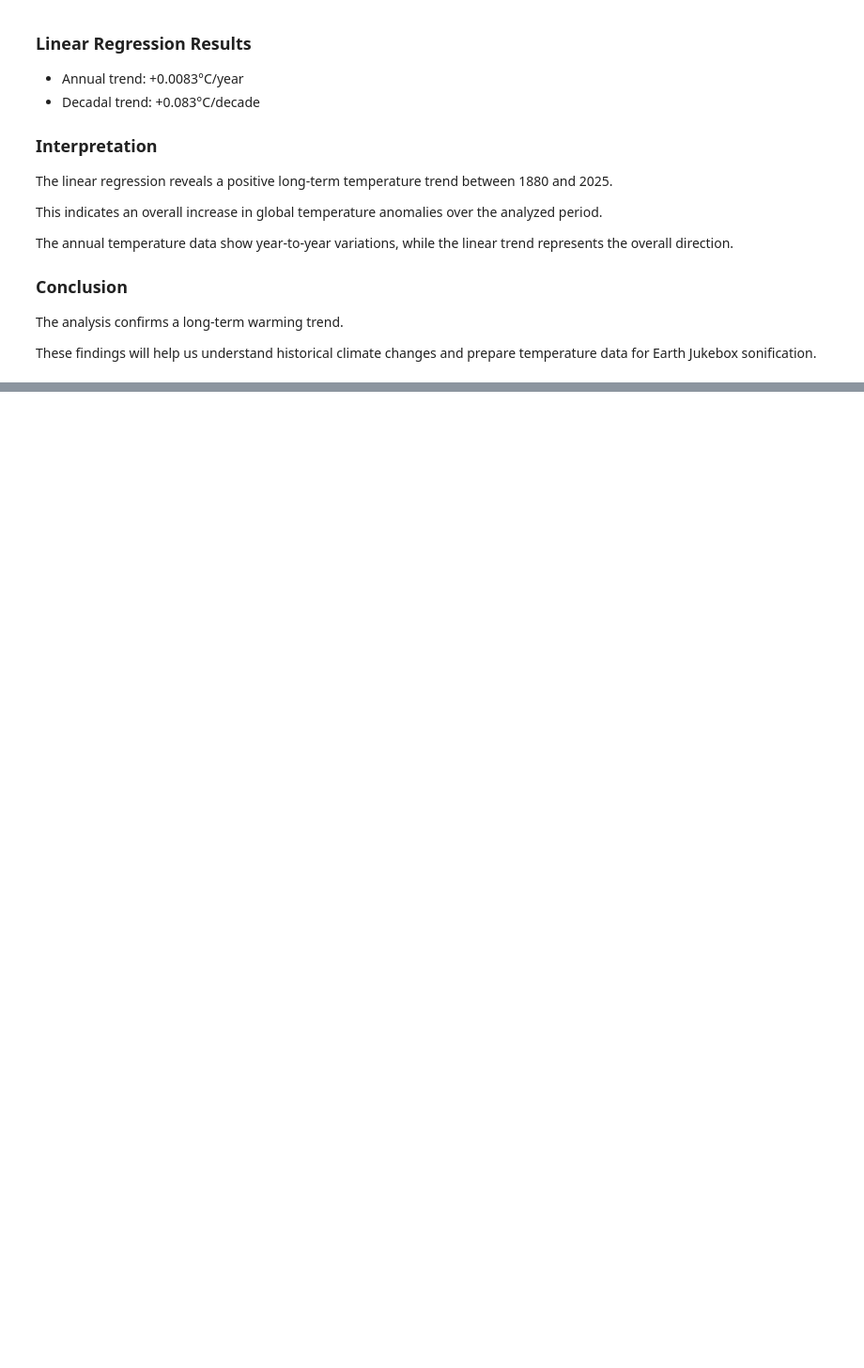
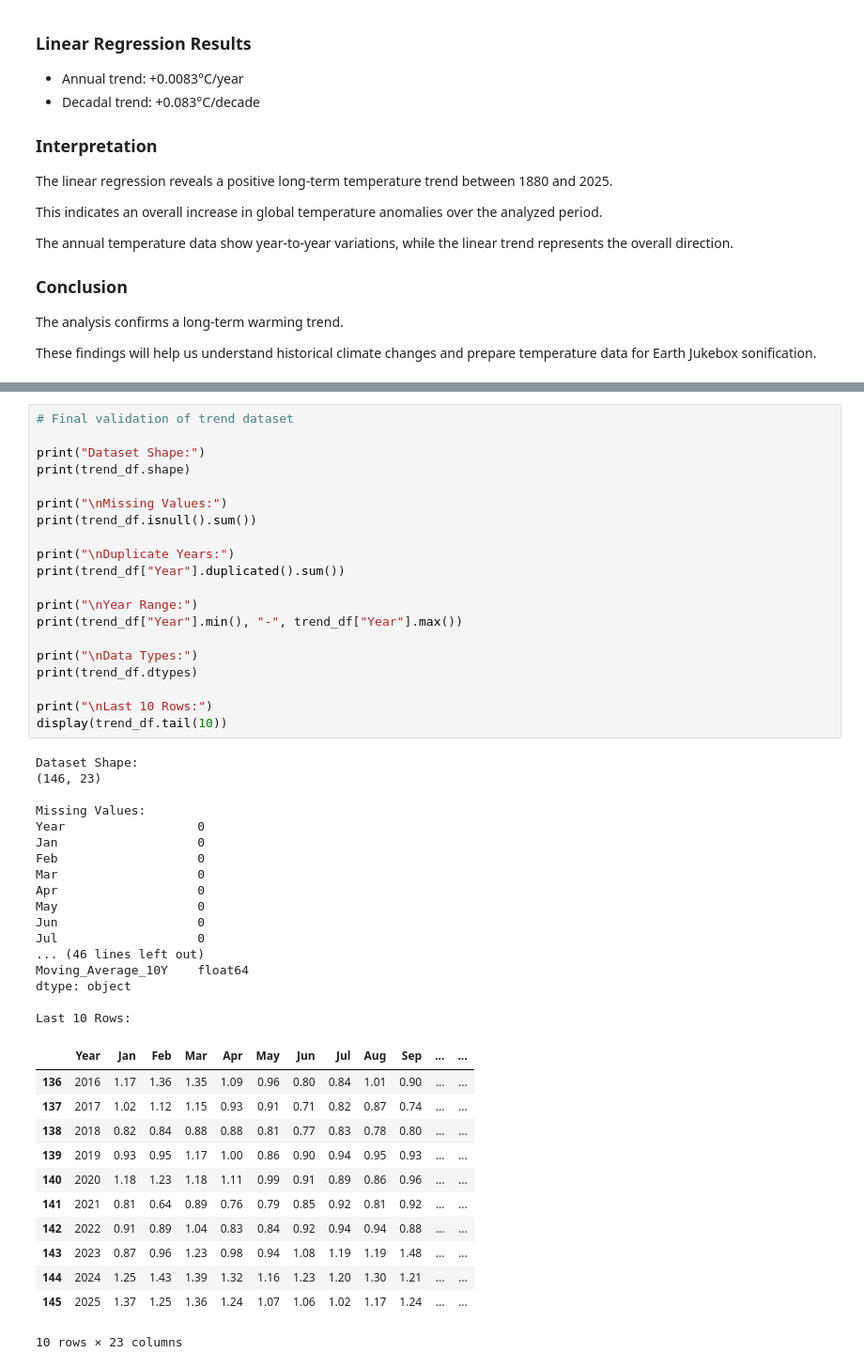
Before and after one commit to HibaHAJAJI/Earth-Jukebox, a Jupyter notebook: notebooks/01_data_inspection.ipynb, the cells around one changed output, grey strips where cells are left out. Shown at 94% size. Drawn from its saved outputs; the diff is of its cells as text; blank space fills up the shorter version.

```diff
--- a/notebooks/01_data_inspection.ipynb
+++ b/notebooks/01_data_inspection.ipynb
@@ -1373,0 +1437,50 @@ for Earth Jukebox sonification.
+# %%
+# Final validation of trend dataset
+
+print("Dataset Shape:")
+print(trend_df.shape)
+
+print("\nMissing Values:")
+print(trend_df.isnull().sum())
+
+print("\nDuplicate Years:")
+print(trend_df["Year"].duplicated().sum())
+
+print("\nYear Range:")
+print(trend_df["Year"].min(), "-", trend_df["Year"].max())
+
+print("\nData Types:")
+print(trend_df.dtypes)
+
+print("\nLast 10 Rows:")
+display(trend_df.tail(10))
+# %% [output]
+Dataset Shape:
+(146, 23)
+
+Missing Values:
+Year                  0
+Jan                   0
+Feb                   0
+Mar                   0
+Apr                   0
+May                   0
+Jun                   0
+Jul                   0
+... (46 lines left out)
+Moving_Average_10Y    float64
+dtype: object
+
+Last 10 Rows:
+|  | Year | Jan | Feb | Mar | Apr | May | Jun | Jul | Aug | Sep | ... | ... |
+| 136 | 2016 | 1.17 | 1.36 | 1.35 | 1.09 | 0.96 | 0.80 | 0.84 | 1.01 | 0.90 | ... | ... |
+| 137 | 2017 | 1.02 | 1.12 | 1.15 | 0.93 | 0.91 | 0.71 | 0.82 | 0.87 | 0.74 | ... | ... |
+| 138 | 2018 | 0.82 | 0.84 | 0.88 | 0.88 | 0.81 | 0.77 | 0.83 | 0.78 | 0.80 | ... | ... |
+| 139 | 2019 | 0.93 | 0.95 | 1.17 | 1.00 | 0.86 | 0.90 | 0.94 | 0.95 | 0.93 | ... | ... |
+| 140 | 2020 | 1.18 | 1.23 | 1.18 | 1.11 | 0.99 | 0.91 | 0.89 | 0.86 | 0.96 | ... | ... |
+| 141 | 2021 | 0.81 | 0.64 | 0.89 | 0.76 | 0.79 | 0.85 | 0.92 | 0.81 | 0.92 | ... | ... |
+| 142 | 2022 | 0.91 | 0.89 | 1.04 | 0.83 | 0.84 | 0.92 | 0.94 | 0.94 | 0.88 | ... | ... |
+| 143 | 2023 | 0.87 | 0.96 | 1.23 | 0.98 | 0.94 | 1.08 | 1.19 | 1.19 | 1.48 | ... | ... |
+| 144 | 2024 | 1.25 | 1.43 | 1.39 | 1.32 | 1.16 | 1.23 | 1.20 | 1.30 | 1.21 | ... | ... |
+| 145 | 2025 | 1.37 | 1.25 | 1.36 | 1.24 | 1.07 | 1.06 | 1.02 | 1.17 | 1.24 | ... | ... |
+10 rows × 23 columns
```
Also changed, not shown: parts of 14 cells of this notebook, 3 other files.
